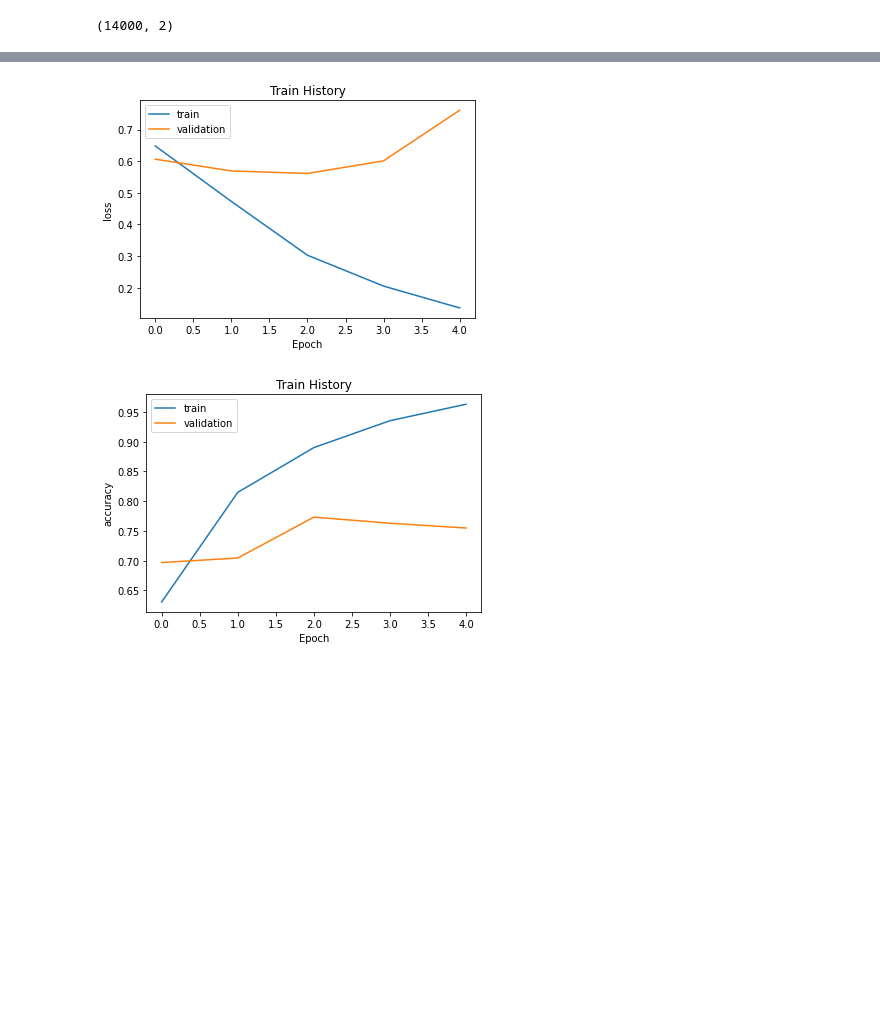
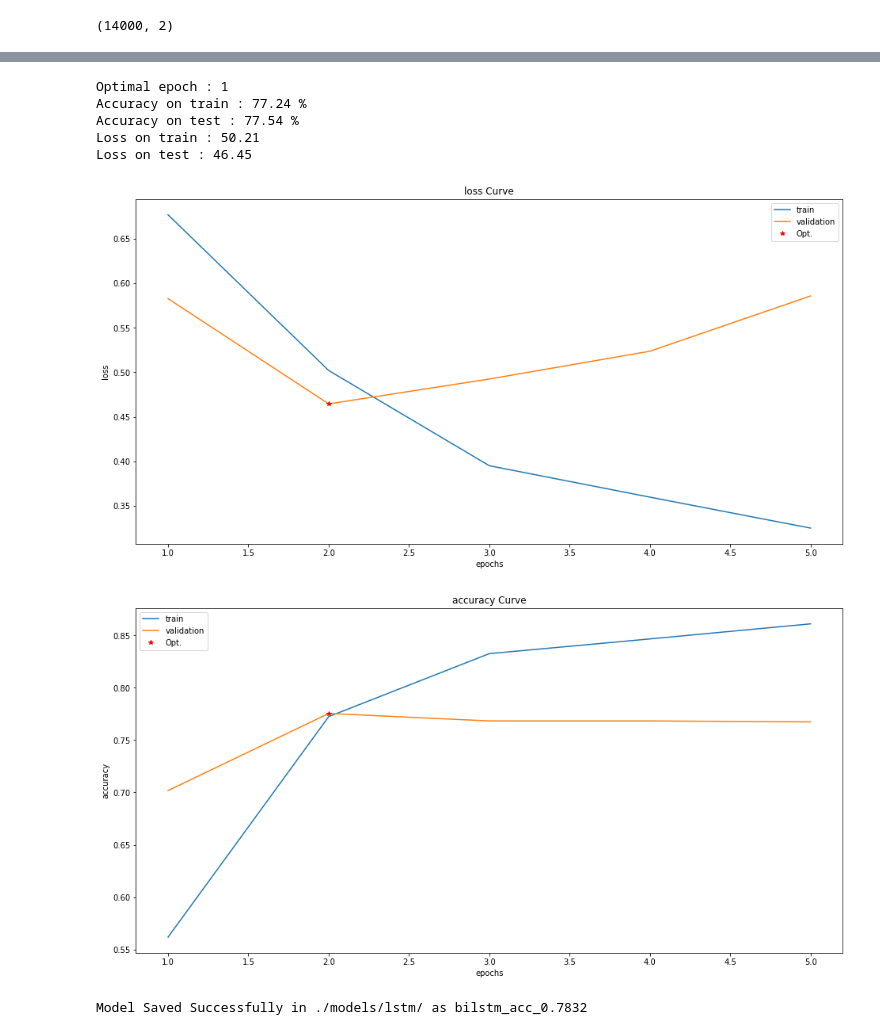
Before and after one commit to MouadBH/arabic-offensive-language-detection, a Jupyter notebook: LSTM.ipynb, the cells around one changed output, grey strips where cells are left out. Cells and saved outputs as stored; diff of their text form; code cells hidden in the pictures; blank space fills up the shorter version.

Commit message:
LSTM & BiLSTM Final Models

```diff
--- a/LSTM.ipynb
+++ b/LSTM.ipynb
@@ -287,9 +152,0 @@ weighted avg       0.78      0.77      0.77      2800
-# %%
-def show_train_history(train_history,train,validation):
-    plt.plot(train_history.history[train])
-    plt.plot(train_history.history[validation])
-    plt.title('Train History')
-    plt.ylabel(train)
-    plt.xlabel('Epoch')
-    plt.legend(['train', 'validation'], loc='upper left')
-    plt.show()
@@ -295,0 +229,14 @@ def show_train_history(train_history,train,validation):
+# %%
+bimodel = Sequential()
+bimodel.add(Embedding(input_dim=MAX_NB_WORDS, output_dim=EMBEDDING_DIM, input_length=MAX_SEQUENCE_LENGTH))
+bimodel.add(Bidirectional(LSTM(100, dropout=0.5, recurrent_dropout=0.5, return_sequences=True)))
+bimodel.add(GlobalMaxPool1D())
+bimodel.add(Dense(128, activation='relu'))
+bimodel.add(Dropout(0.5))
+bimodel.add(Dense(64, activation='relu'))
+bimodel.add(Dropout(0.5))
+bimodel.add(Dense(32, activation='relu'))
+bimodel.add(Dropout(0.5))
+bimodel.add(Dense(1, activation='sigmoid'))
+bimodel.compile(optimizer='adam',loss='binary_crossentropy',metrics=['accuracy'])
+print(bimodel.summary())
@@ -295,0 +261,2 @@ def show_train_history(train_history,train,validation):
+# %%
+history, bilstm_model = train_fit(bimodel, x_train, y_train, 64, 5)
@@ -296,9 +295,19 @@ def show_train_history(train_history,train,validation):
+# %%
+n = get_optimal_epoch(history)
+# %% [output]
+Optimal epoch : 1
+Accuracy on train : 77.24 %
+Accuracy on test : 77.54 %
+Loss on train : 50.21
+Loss on test : 46.45
 # %%
 #train loss vs validation loss
-show_train_history(history,'loss','val_loss')
+show_train_history(history,'loss','val_loss', n)
+show_train_history(history,'accuracy','val_accuracy', n)
 # %% [output]
-[figure, old version]
+[figure, new version]
+[figure, added]
-# %%
-show_train_history(history,'accuracy','val_accuracy')
-# %% [output]
-[figure, removed]
+# %%
+save_model(model, 'lstm', 'bilstm', round(accuracy_val, 4))
+# %% [output]
+Model Saved Successfully in ./models/lstm/ as bilstm_acc_0.7832
```
Also changed, not shown: parts of 34 cells of this notebook.
